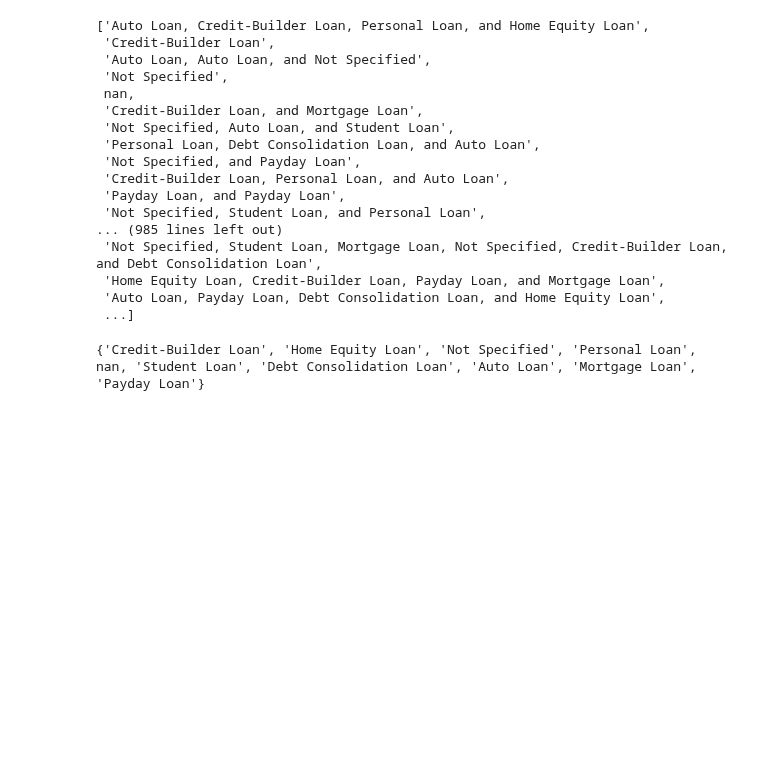
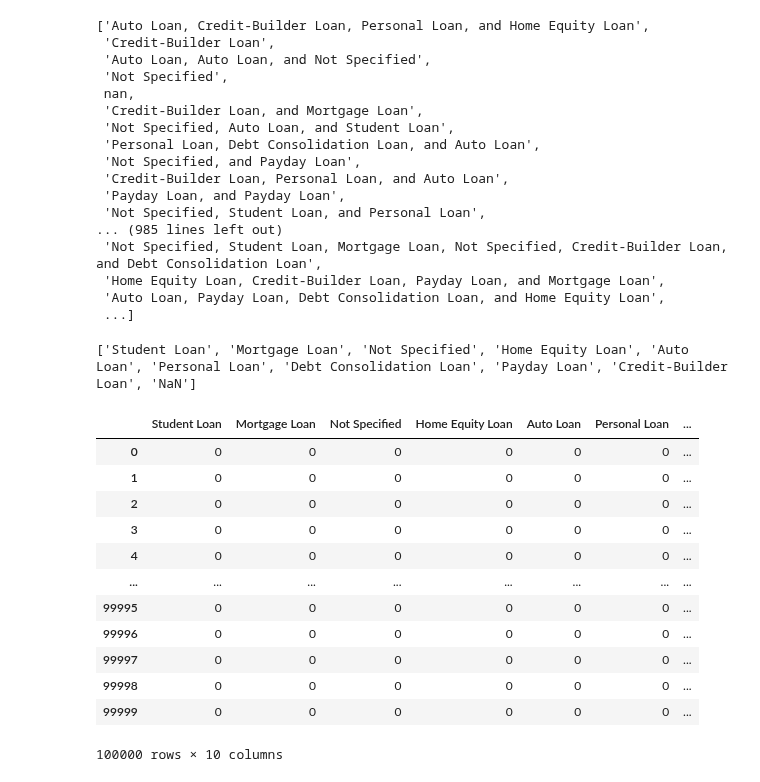
Before and after one commit to Ghukii/TMP-4sem-, a Jupyter notebook: Задание_6/Задание_6_13.ipynb, the cells around one changed output. Drawn from its saved outputs; the diff is of its cells as text; code cells hidden in the pictures; blank space fills up the shorter version.

```diff
--- a/Задание_6/Задание_6_13.ipynb
+++ b/Задание_6/Задание_6_13.ipynb
@@ -585,8 +585,26 @@ for lst in df['Type_of_Loan_split']:
         for category in lst:
             categories.add(category)
     else:
-        categories.add(np.nan)
+        categories.add('NaN')
 
+categories = list(categories)
 print(categories)
 # %% [output]
-{'Credit-Builder Loan', 'Home Equity Loan', 'Not Specified', 'Personal Loan', nan, 'Student Loan', 'Debt Consolidation Loan', 'Auto Loan', 'Mortgage Loan', 'Payday Loan'}
+['Student Loan', 'Mortgage Loan', 'Not Specified', 'Home Equity Loan', 'Auto Loan', 'Personal Loan', 'Debt Consolidation Loan', 'Payday Loan', 'Credit-Builder Loan', 'NaN']
+# %%
+encoded = pd.DataFrame(0, index=df.index, columns=categories)
+encoded
+# %% [output]
+|  | Student Loan | Mortgage Loan | Not Specified | Home Equity Loan | Auto Loan | Personal Loan | ... |
+| 0 | 0 | 0 | 0 | 0 | 0 | 0 | ... |
+| 1 | 0 | 0 | 0 | 0 | 0 | 0 | ... |
+| 2 | 0 | 0 | 0 | 0 | 0 | 0 | ... |
+| 3 | 0 | 0 | 0 | 0 | 0 | 0 | ... |
+| 4 | 0 | 0 | 0 | 0 | 0 | 0 | ... |
+| ... | ... | ... | ... | ... | ... | ... | ... |
+| 99995 | 0 | 0 | 0 | 0 | 0 | 0 | ... |
+| 99996 | 0 | 0 | 0 | 0 | 0 | 0 | ... |
+| 99997 | 0 | 0 | 0 | 0 | 0 | 0 | ... |
+| 99998 | 0 | 0 | 0 | 0 | 0 | 0 | ... |
+| 99999 | 0 | 0 | 0 | 0 | 0 | 0 | ... |
+100000 rows × 10 columns
```
Also changed, not shown: parts of 2 cells of this notebook.
